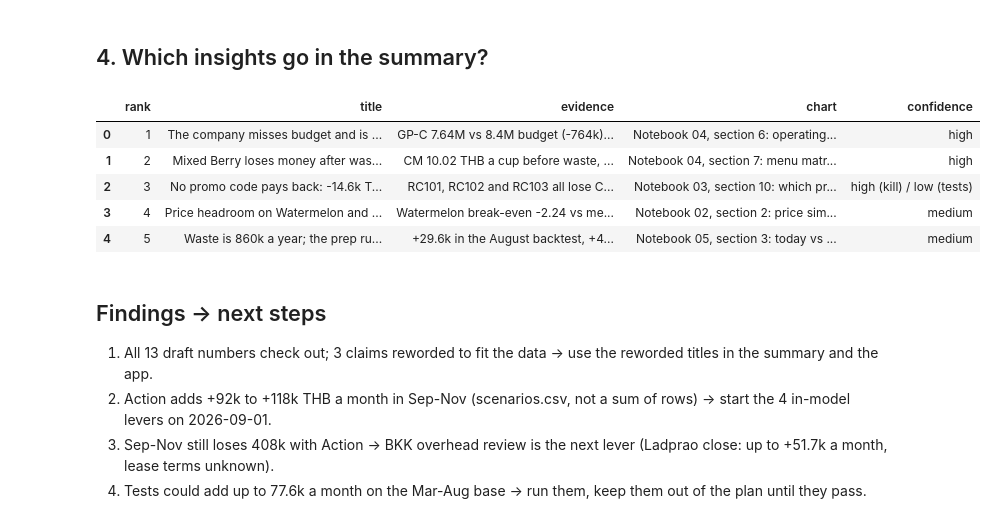
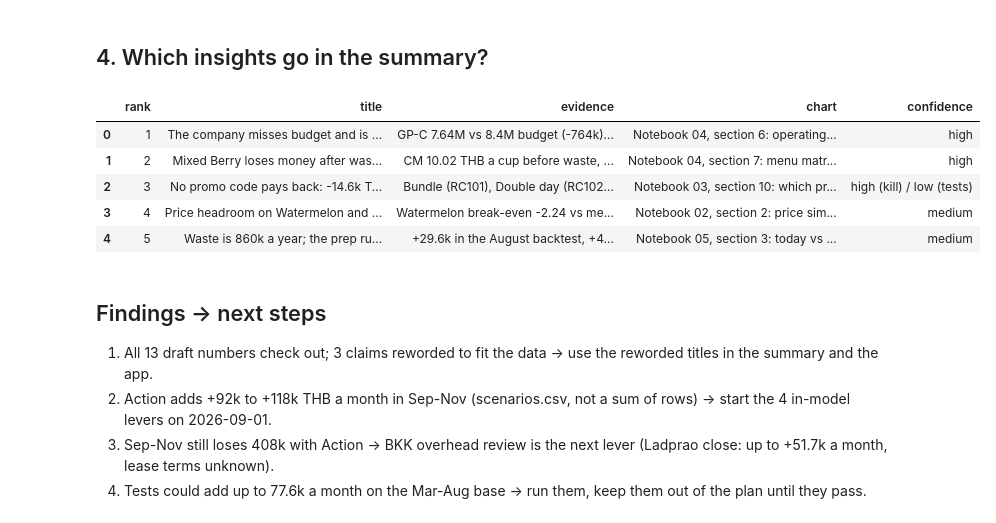
Before and after one commit to belseris/fruitblend24-case-study, a Jupyter notebook: notebooks/06_summary.ipynb, the cells around one changed output. Saved outputs shown, nothing was run; the diff lists cells and outputs as text; code cells hidden in the pictures.

Commit message:
Audit follow-up: GP-B context, break-even target, elasticity stress test, approach note

```diff
--- a/notebooks/06_summary.ipynb
+++ b/notebooks/06_summary.ipynb
@@ -207,34 +210,36 @@ display(rec[["area", "thb_month_low", "thb_month_high", "in_total", "confidence"
 # %%
 insights = pd.DataFrame([
     (1, "The company misses budget and is loss-making after overhead; the Bangkok kitchens drive the loss.",
      f"GP-C {company['gross_profit'].sum() / 1e6:.2f}M vs 8.4M budget ({gp_var / 1000:,.0f}k); operating profit "
      f"{op / 1000:,.0f}k; Bangkok {bkk / 1e6:.2f}M vs Pattaya {pattaya / 1e6:+.2f}M after overhead.",
      "Notebook 04, section 6: operating profit per kitchen and month (heatmap)", "high"),
-    (2, "Mixed Berry loses money after waste: -1.92 THB a cup, 20.5% thrown away, -43k a month at August volume.",
+    (2, f"Mixed Berry loses money after waste: -1.92 THB a cup on average (Mar-Aug), 20.5% thrown away; in August "
+        f"alone it lost {price.loc[BERRY, 'delist_thb'] / 1000:.0f}k ({berry_aug_cup:.0f} THB a cup).",
      f"CM {b['cm_per_cup']:.2f} THB a cup before waste, waste {b['waste_per_cup']:.2f} THB a cup (Mar-Aug); "
      "39% of all waste THB with 4.5% of cups.",
      "Notebook 04, section 7: menu matrix; notebook 05, section 1: waste by item", "high"),
-    (3, "No promo code pays back: -14.6k THB a month after waste; promo days waste more cups (+81% on RC102), "
-        "in line with the extra sales.",
-     f"RC101, RC102 and RC103 all lose CM after waste and side effects; RC102 sells +{rc102_lift:.0%} and wastes "
+    (3, "No promo code pays back: -14.6k THB a month after waste; promo days waste more cups (+81% on Double day "
+        "(RC102)), in line with the extra sales.",
+     f"Bundle (RC101), Double day (RC102) and Rainy season (RC103) all lose CM after waste and side effects; "
+     f"Double day sells +{rc102_lift:.0%} and wastes "
      f"+{rc102_waste:.0%} cups, so the waste rate stays about the same.",
      "Notebook 03, section 10: which promos earn back their cost", "high (kill) / low (tests)"),
-    (4, "Price headroom on Watermelon and PassionFruit: break-even elasticity is below what we measured "
-        "(far below for PassionFruit).",
+    (4, "Price headroom on Watermelon and PassionFruit: customers would have to react much more strongly to price "
+        "than we measured before a rise stops paying.",
      "Watermelon break-even -2.24 vs measured -1.66 (day-level -1.81); PassionFruit -3.50 vs -1.24.",
      "Notebook 02, section 2: price simulation (+5 THB at elasticity -0.5 to -1.5)", "medium"),
     (5, "Waste is 860k a year; the prep rule for berry and PassionFruit saves about 30-40k a month.",
      f"+{aug['saving_per_month'].sum() / 1000:.1f}k in the August backtest, +{model_rule / 1000:.1f}k in the Sep-Nov model; "
      "it loses for the 3 cheap items, and no sold-out data exists.",
      "Notebook 05, section 3: today vs rule by month", "medium"),
 ], columns=["rank", "title", "evidence", "chart", "confidence"])
 insights.to_csv(OUT / "insights.csv", index=False)
 display(insights)
 # %% [output]
 |  | rank | title | evidence | chart | confidence |
 | 0 | 1 | The company misses budget and is ... | GP-C 7.64M vs 8.4M budget (-764k)... | Notebook 04, section 6: operating... | high |
 | 1 | 2 | Mixed Berry loses money after was... | CM 10.02 THB a cup before waste, ... | Notebook 04, section 7: menu matr... | high |
-| 2 | 3 | No promo code pays back: -14.6k T... | RC101, RC102 and RC103 all lose C... | Notebook 03, section 10: which pr... | high (kill) / low (tests) |
+| 2 | 3 | No promo code pays back: -14.6k T... | Bundle (RC101), Double day (RC102... | Notebook 03, section 10: which pr... | high (kill) / low (tests) |
 | 3 | 4 | Price headroom on Watermelon and ... | Watermelon break-even -2.24 vs me... | Notebook 02, section 2: price sim... | medium |
 | 4 | 5 | Waste is 860k a year; the prep ru... | +29.6k in the August backtest, +4... | Notebook 05, section 3: today vs ... | medium |
 # %% [markdown]
```
Also changed, not shown: parts of 1 cell of this notebook, 19 other files.
